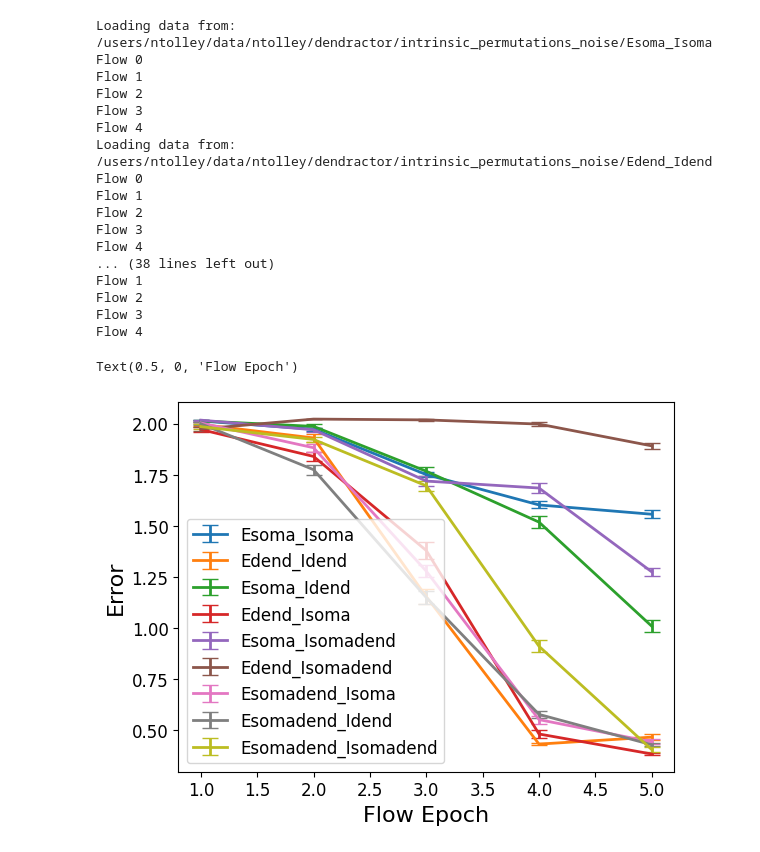
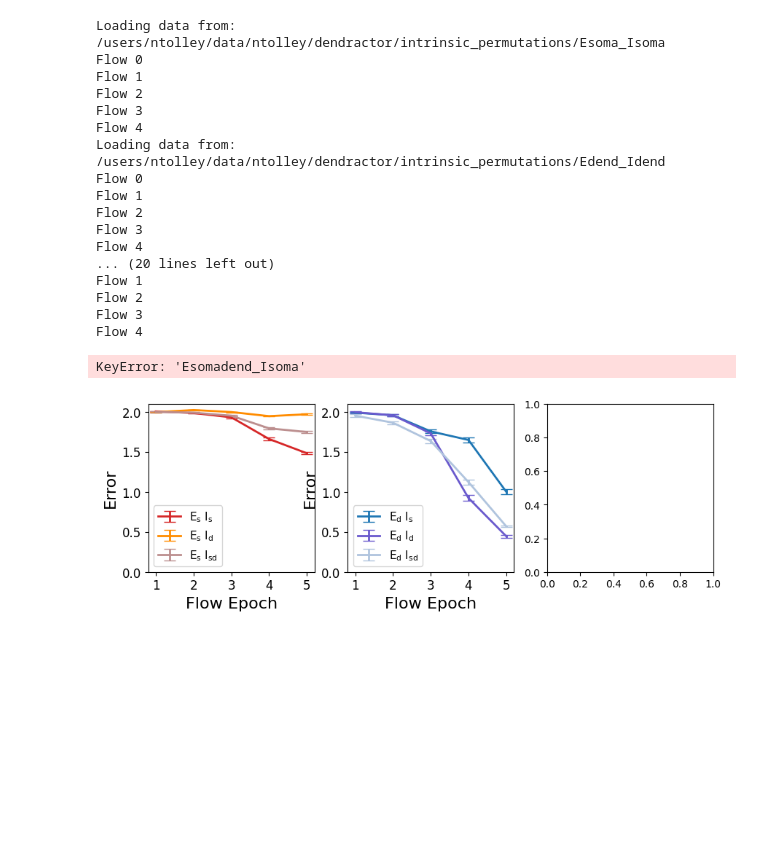
Before and after one commit to ntolley/dendractor, a Jupyter notebook: figures/plot_memorycontext_error_comparison.ipynb, the cells around one changed output. Cells and saved outputs as stored; diff of their text form; code cells hidden in the pictures; blank space fills up the shorter version.

```diff
--- a/figures/plot_memorycontext_error_comparison.ipynb
+++ b/figures/plot_memorycontext_error_comparison.ipynb
@@ -74,7 +74,7 @@ for name, cell_dict in net_dict.items():
 # parameters, _ = set_train_parameters(net, gid_ranges)
 prior_dict = get_prior_dict()
 # %%
-save_path = '/users/ntolley/data/ntolley/dendractor/intrinsic_permutations_noise'
+save_path = '/users/ntolley/data/ntolley/dendractor/intrinsic_permutations'
 
 config_list = [
     ('Esoma_Isoma', prior_config.update_prior_dict_Esoma_Isoma), # 0
@@ -83,9 +83,10 @@ config_list = [
     ('Edend_Isoma', prior_config.update_prior_dict_Edend_Isoma), # 3
     ('Esoma_Isomadend', prior_config.update_prior_dict_Esoma_Isomadend), # 4
     ('Edend_Isomadend', prior_config.update_prior_dict_Edend_Isomadend), # 5
-    ('Esomadend_Isoma', prior_config.update_prior_dict_Esomadend_Isoma), # 6
-    ('Esomadend_Idend', prior_config.update_prior_dict_Esomadend_Idend), # 7
-    ('Esomadend_Isomadend', prior_config.update_prior_dict_Esomadend_Isomadend)] # 8
+    # ('Esomadend_Isoma', prior_config.update_prior_dict_Esomadend_Isoma), # 6
+    # ('Esomadend_Idend', prior_config.update_prior_dict_Esomadend_Idend), # 7
+    # ('Esomadend_Isomadend', prior_config.update_prior_dict_Esomadend_Isomadend) # 8
+    ]
 
 
 t_max = 2000
@@ -105,14 +106,12 @@ def get_opt_data(data_path):
     print(f'Loading data from: {data_path}')
     theta_list = list()
     error_list = list()
-    band_power_list = list()
 
     num_flows = 5
     for flow_idx in range(num_flows):
         print(f'Flow {flow_idx}')
         theta = np.load(f'{data_path}/theta_{flow_idx}.npy')
         error = np.load(f'{data_path}/flow_error_{flow_idx}.npy')
-        band_power_avg = np.load(f'{data_path}/flow_band_power_{flow_idx}.npy')
 
 
         rate_gids = list(gid_ranges['E_rate']) + list(gid_ranges['I_rate'])
@@ -126,7 +125,6 @@ def get_opt_data(data_path):
         # theta_list.append(theta)
         theta_list.append(theta)
         error_list.append(error)
-        band_power_list.append(band_power_avg)
 
 
     error_sort = np.argsort(error)
@@ -135,7 +133,7 @@ def get_opt_data(data_path):
     # freqs, spectrum = compute_spectrum(rates_stacked, fs=fs, nperseg=fs*5)
     # spectrum = spectrum.reshape((num_sims, num_neurons, -1))
 
-    res_dict = {'theta_list': theta_list, 'error_list': error_list, 'band_power_list': band_power_list, 'error_sort': error_sort,
+    res_dict = {'theta_list': theta_list, 'error_list': error_list, 'error_sort': error_sort,
                 # 'freqs': freqs, 'spectrum': spectrum, 'rates_stacked': rates_stacked
                 }
 
@@ -146,19 +144,19 @@ for name, _ in config_list:
     data_path = f'{save_path}/{name}'
     res_dict[name] = get_opt_data(data_path)
 # %% [output]
-Loading data from: /users/ntolley/data/ntolley/dendractor/intrinsic_permutations_noise/Esoma_Isoma
+Loading data from: /users/ntolley/data/ntolley/dendractor/intrinsic_permutations/Esoma_Isoma
 Flow 0
 Flow 1
 Flow 2
 Flow 3
 Flow 4
-Loading data from: /users/ntolley/data/ntolley/dendractor/intrinsic_permutations_noise/Edend_Idend
+Loading data from: /users/ntolley/data/ntolley/dendractor/intrinsic_permutations/Edend_Idend
 Flow 0
 Flow 1
 Flow 2
 Flow 3
 Flow 4
-... (38 lines left out)
+... (20 lines left out)
 Flow 1
 Flow 2
 Flow 3
@@ -179,24 +164,46 @@ Flow 4
 # %%
+color_dict = {
+        'Edend_Isoma': 'C0', 'Edend_Idend': 'slateblue', 'Edend_Isomadend': 'lightsteelblue',
+        'Esoma_Isoma': 'C3', 'Esoma_Idend': 'darkorange', 'Esoma_Isomadend': 'rosybrown',
+        'Esomadend_Isoma': 'C2', 'Esomadend_Idend': 'palegreen', 'Esomadend_Isomadend': 'darkseagreen'}
+
+legend_dict = {
+        'Edend_Idend': '$\\rm{E_{d} \\ I_{d}}$', 'Edend_Isoma': '$\\rm{E_{d} \\ I_{s}}$', 'Edend_Isomadend': '$\\rm{E_{d} \\ I_{sd}}$',
+        'Esoma_Idend': '$\\rm{E_{s} \\ I_{d}}$', 'Esoma_Isoma': '$\\rm{E_{s} \\ I_{s}}$', 'Esoma_Isomadend': '$\\rm{E_{s} \\ I_{sd}}$',
+        'Esomadend_Idend': '$\\rm{E_{sd} \\ I_{d}}$', 'Esomadend_Isoma': '$\\rm{E_{sd} \\ I_{s}}$', 'Esomadend_Isomadend': '$\\rm{E_{sd} \\ I_{sd}}$'}
+
+
+plot_groups = [
+        ['Esoma_Isoma', 'Esoma_Idend', 'Esoma_Isomadend'],
+        ['Edend_Isoma', 'Edend_Idend', 'Edend_Isomadend'],
+        ['Esomadend_Isoma', 'Esomadend_Idend', 'Esomadend_Isomadend']]
+
 labelsize = 16
 ticksize = 12
-legendsize = 12
+legendsize = 11
 linewidth = 2
 xticks = np.array(list(range(1,6)))
 
+plt.figure(figsize=(10,3))
+for plot_idx, group in enumerate(plot_groups):
+    plt.subplot(1,3,plot_idx+1)
+    for name in group:
+        label = legend_dict[name]
+        color = color_dict[name]
+        error_avg = np.mean(np.array(res_dict[name]['error_list']), axis=1)
+        error_std = np.std(np.array(res_dict[name]['error_list']), axis=1) / np.sqrt(250)
 
-for name in res_dict.keys():
-    error_avg = np.mean(np.array(res_dict[name]['error_list']), axis=1)
-    error_std = np.std(np.array(res_dict[name]['error_list']), axis=1) / np.sqrt(250)
-
-    plt.errorbar(x=xticks, y=error_avg, yerr=error_std, linewidth=linewidth, label=name, capsize=6)
+        plt.errorbar(x=xticks, y=error_avg, yerr=error_std, linewidth=linewidth, label=label, capsize=6, color=color)
 
 
-plt.xticks(fontsize=ticksize)
-plt.yticks(fontsize=ticksize)
-plt.legend(fontsize=legendsize)
-plt.ylabel('Error', fontsize=labelsize)
-plt.xlabel('Flow Epoch', fontsize=labelsize)
-# plt.savefig('../figures/memorycontext_error_comparison_cuecontext.svg')
+    plt.xticks(fontsize=ticksize)
+    plt.yticks(fontsize=ticksize)
+    plt.legend(fontsize=legendsize, loc='lower left')
+    plt.ylabel('Error', fontsize=labelsize)
+    plt.xlabel('Flow Epoch', fontsize=labelsize)
+    plt.ylim(0, 2.1)
+plt.tight_layout()
+plt.savefig('../figures/memorycontext_error_comparison.svg')
 # %% [output]
-Text(0.5, 0, 'Flow Epoch')
+KeyError: 'Esomadend_Isoma'
-[figure, old version]
+[figure, new version]
```
Also changed, not shown: parts of 3 cells of this notebook, 6 other files.
